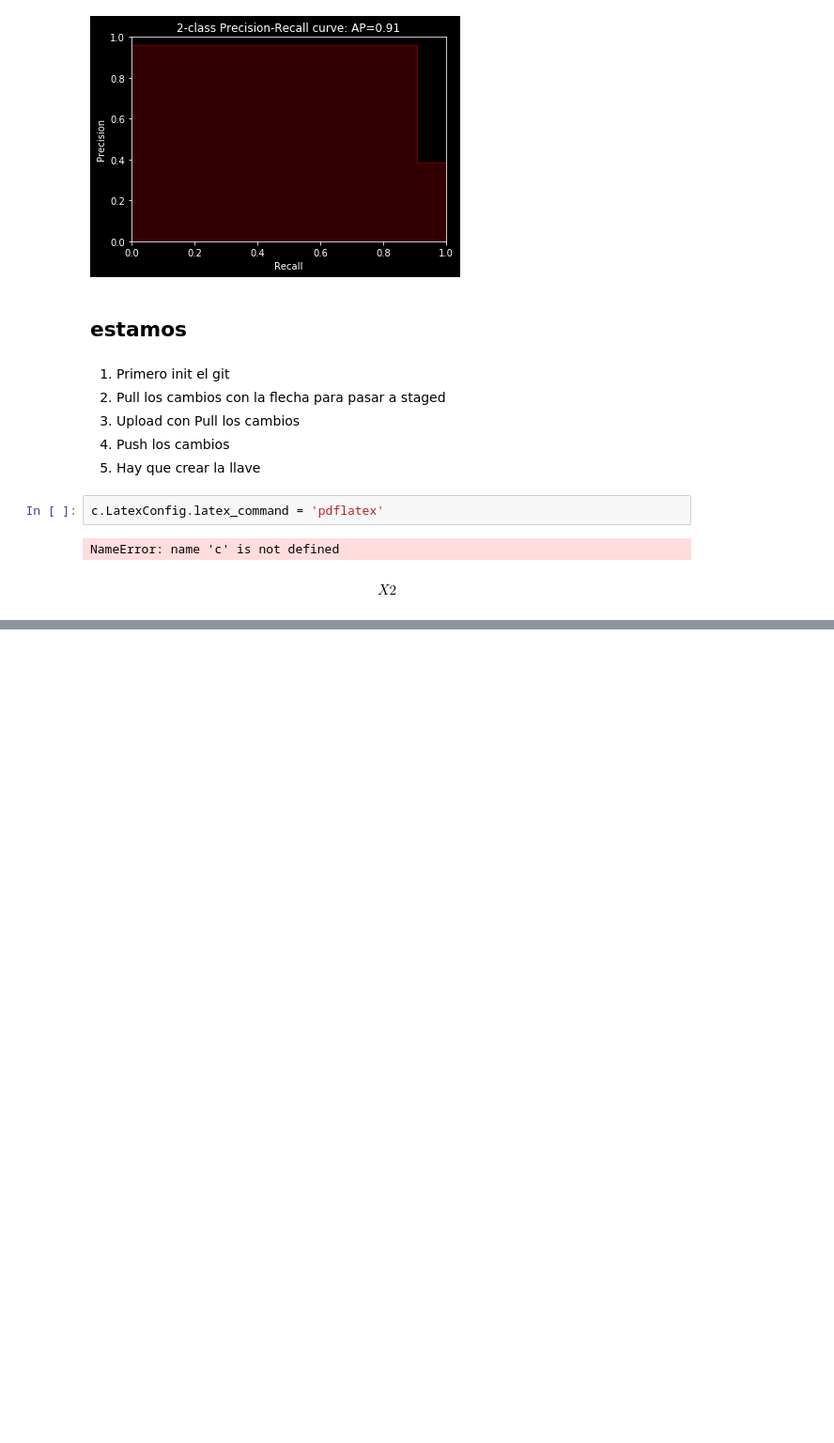
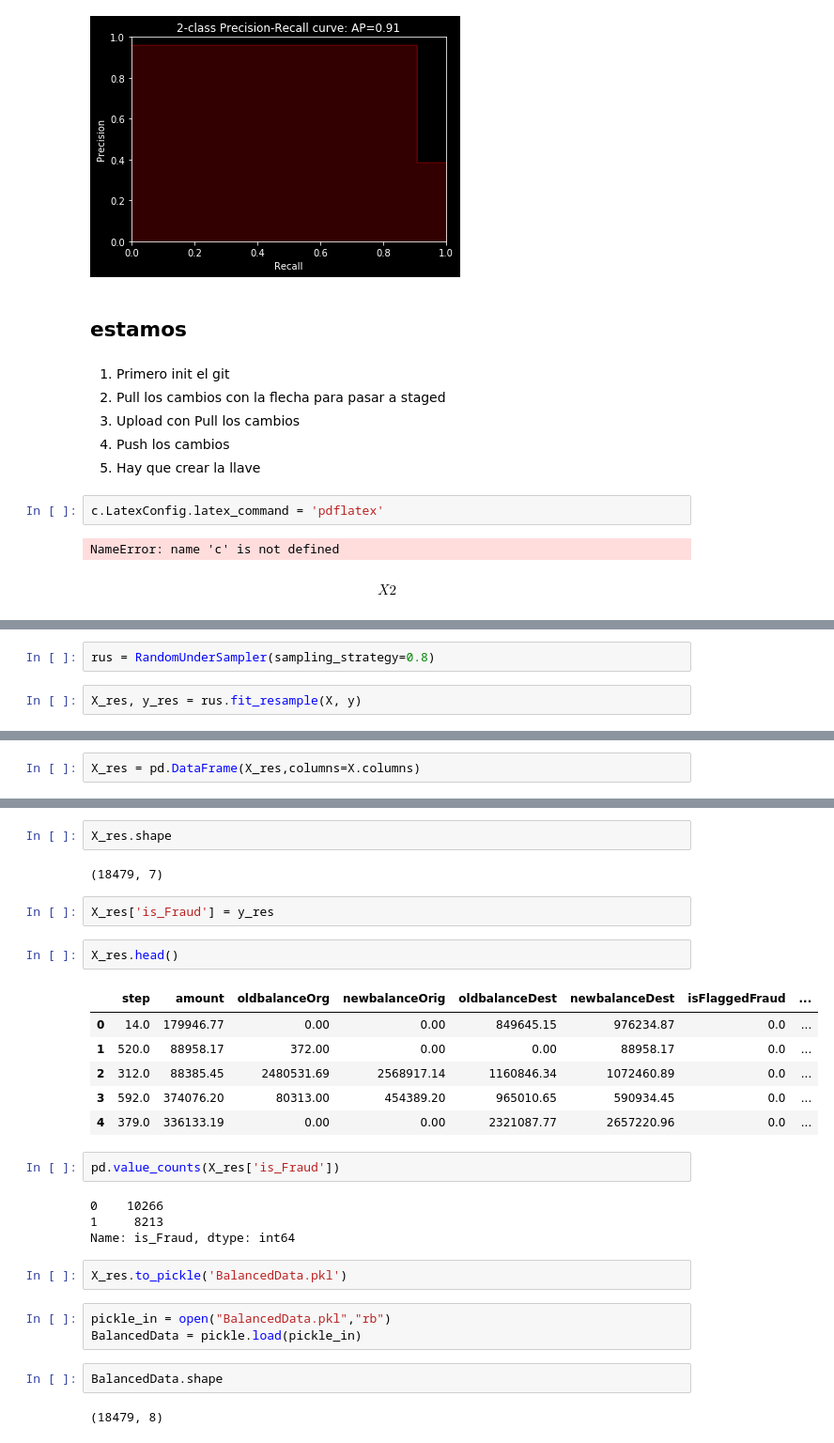
Before and after one commit to gafarina/Logistic5, a Jupyter notebook: LogisticRegression.ipynb, the cells around one changed output, grey strips where cells are left out. Shown: that part at 94% size. Drawn from its saved outputs; the diff is of its cells as text; blank space fills up the shorter version.

```diff
--- a/LogisticRegression.ipynb
+++ b/LogisticRegression.ipynb
@@ -543,0 +580,4 @@ th
+# %%
+rus = RandomUnderSampler(sampling_strategy=0.8)
+# %%
+X_res, y_res = rus.fit_resample(X, y)
@@ -543,0 +590,2 @@ th
+# %%
+X_res = pd.DataFrame(X_res,columns=X.columns)
@@ -543,0 +601,30 @@ th
+# %%
+X_res.shape
+# %% [output]
+(18479, 7)
+# %%
+X_res['is_Fraud'] = y_res
+# %%
+X_res.head()
+# %% [output]
+|  | step | amount | oldbalanceOrg | newbalanceOrig | oldbalanceDest | newbalanceDest | isFlaggedFraud | ... |
+| 0 | 14.0 | 179946.77 | 0.00 | 0.00 | 849645.15 | 976234.87 | 0.0 | ... |
+| 1 | 520.0 | 88958.17 | 372.00 | 0.00 | 0.00 | 88958.17 | 0.0 | ... |
+| 2 | 312.0 | 88385.45 | 2480531.69 | 2568917.14 | 1160846.34 | 1072460.89 | 0.0 | ... |
+| 3 | 592.0 | 374076.20 | 80313.00 | 454389.20 | 965010.65 | 590934.45 | 0.0 | ... |
+| 4 | 379.0 | 336133.19 | 0.00 | 0.00 | 2321087.77 | 2657220.96 | 0.0 | ... |
+# %%
+pd.value_counts(X_res['is_Fraud'])
+# %% [output]
+0    10266
+1     8213
+Name: is_Fraud, dtype: int64
+# %%
+X_res.to_pickle('BalancedData.pkl')
+# %%
+pickle_in = open("BalancedData.pkl","rb")
+BalancedData = pickle.load(pickle_in)
+# %%
+BalancedData.shape
+# %% [output]
+(18479, 8)
```
Also changed, not shown: parts of 24 cells of this notebook.
